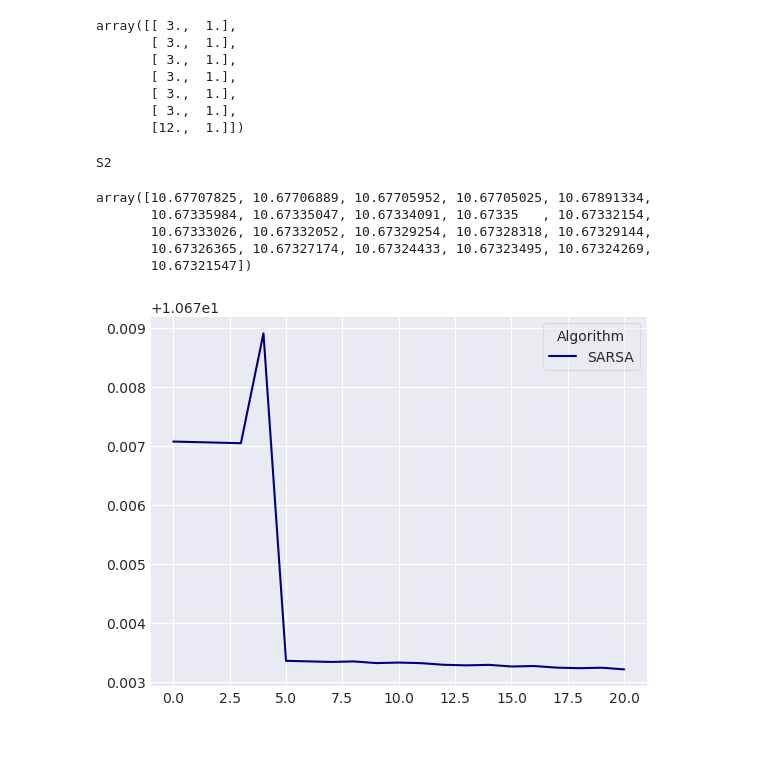
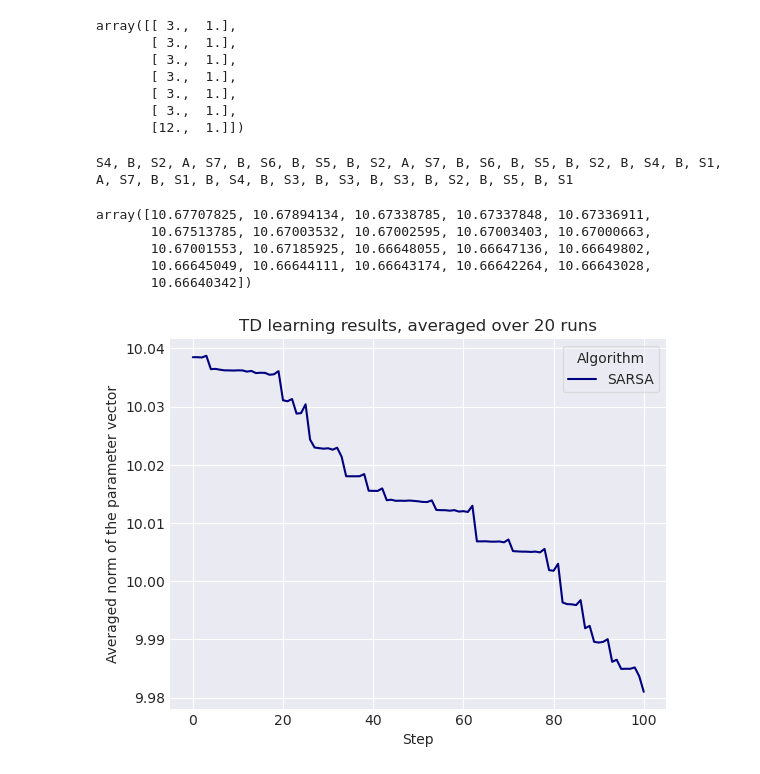
Before and after one commit to the-mysh/rl-coursework, a Jupyter notebook: tasks/td_with_fa/TD_learning_with_function_approximation.ipynb, the cells around one changed output. Saved outputs shown, nothing was run; the diff lists cells and outputs as text; code cells hidden in the pictures; blank space fills up the shorter version.

Commit message:
[TD with FA] Averaging multiple runs

```diff
--- a/tasks/td_with_fa/TD_learning_with_function_approximation.ipynb
+++ b/tasks/td_with_fa/TD_learning_with_function_approximation.ipynb
@@ -93,27 +93,36 @@ array([[ 3.,  1.],
        [ 3.,  1.],
        [12.,  1.]])
 # %%
-sarsa_w_norms, sarsa_states, sarsa_actions = sarsa.run(w_init=w_init, n_steps=20)
+sarsa_w_norms, sarsa_states, sarsa_actions = sarsa.run(w_init=w_init, n_steps=20, keep_trajectory=True)
 for s, a in zip(sarsa_states, sarsa_actions):
     print(f"{s.name}, {a.name}, ", end='')
 print(sarsa_states[-1].name)
 # %% [output]
-S2
+S4, B, S2, A, S7, B, S6, B, S5, B, S2, A, S7, B, S6, B, S5, B, S2, B, S4, B, S1, A, S7, B, S1, B, S4, B, S3, B, S3, B, S3, B, S2, B, S5, B, S1
 # %%
-np.array(sarsa_w_norms)
+sarsa_w_norms
 # %% [output]
-array([10.67707825, 10.67706889, 10.67705952, 10.67705025, 10.67891334,
-       10.67335984, 10.67335047, 10.67334091, 10.67335   , 10.67332154,
-       10.67333026, 10.67332052, 10.67329254, 10.67328318, 10.67329144,
-       10.67326365, 10.67327174, 10.67324433, 10.67323495, 10.67324269,
-       10.67321547])
+array([10.67707825, 10.67894134, 10.67338785, 10.67337848, 10.67336911,
+       10.67513785, 10.67003532, 10.67002595, 10.67003403, 10.67000663,
+       10.67001553, 10.67185925, 10.66648055, 10.66647136, 10.66649802,
+       10.66645049, 10.66644111, 10.66643174, 10.66642264, 10.66643028,
+       10.66640342])
+# %%
+N_STEPS = 100
+N_RUNS = 20
+# %%
+
+sarsa_w_norms_proper = sarsa.run_multiple(w_init=w_init, n_steps=N_STEPS, n_runs=N_RUNS)
 # %%
 %matplotlib inline
 
 with plt.style.context('seaborn-v0_8-darkgrid'):
     fig, ax = plt.subplots()
-    ax.plot(np.arange(len(sarsa_w_norms)), np.array(sarsa_w_norms), label='SARSA', c='navy')
+    ax.plot(np.arange(len(sarsa_w_norms_proper)), sarsa_w_norms_proper, label='SARSA', c='navy')
 
     ax.legend(frameon=True, fancybox=True, framealpha=0.5, title="Algorithm")
+    ax.set_xlabel("Step")
+    ax.set_ylabel("Averaged norm of the parameter vector")
+    ax.set_title(f"TD learning results, averaged over {N_RUNS} runs")
 # %% [output]
-[figure, old version]
+[figure, new version]
```
Also changed, not shown: parts of 2 cells of this notebook, 1 other file.
